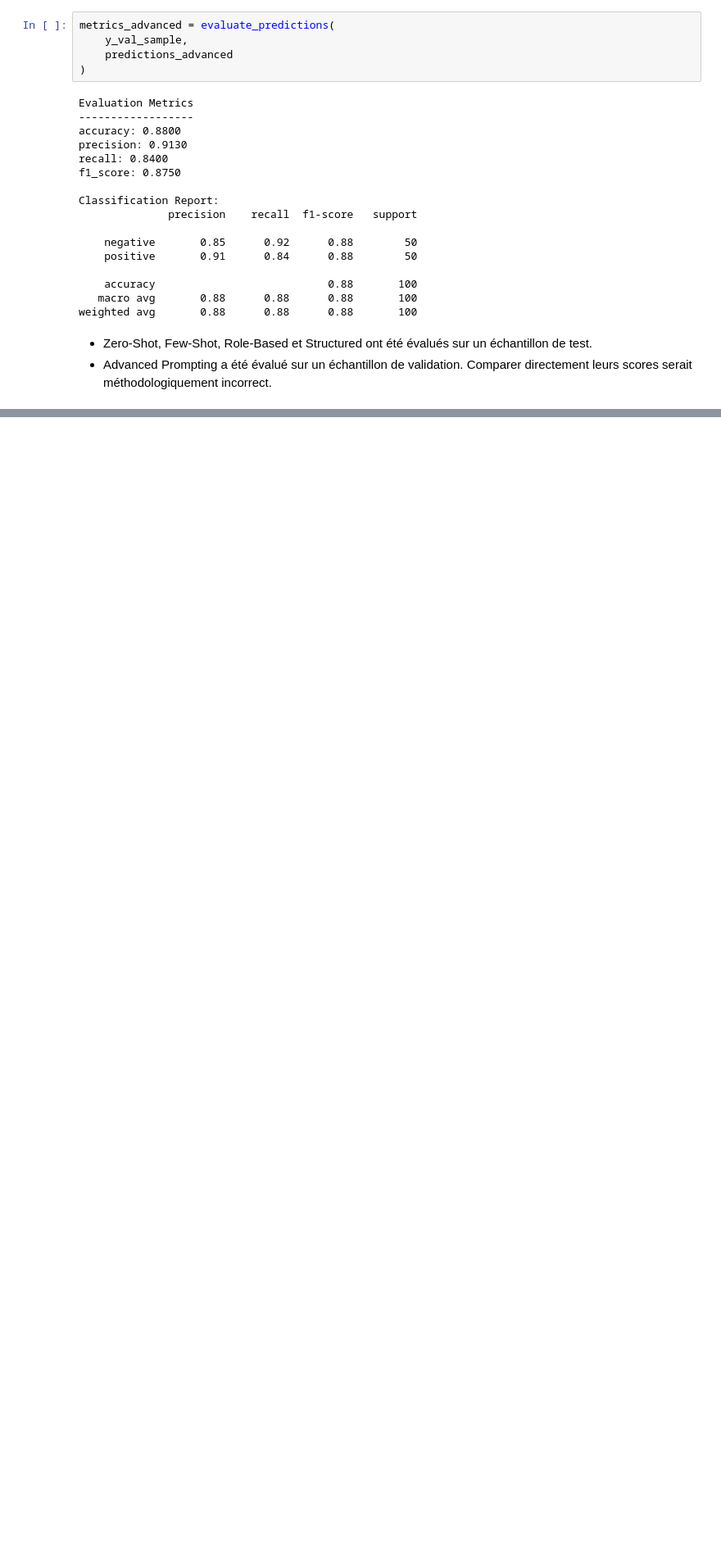
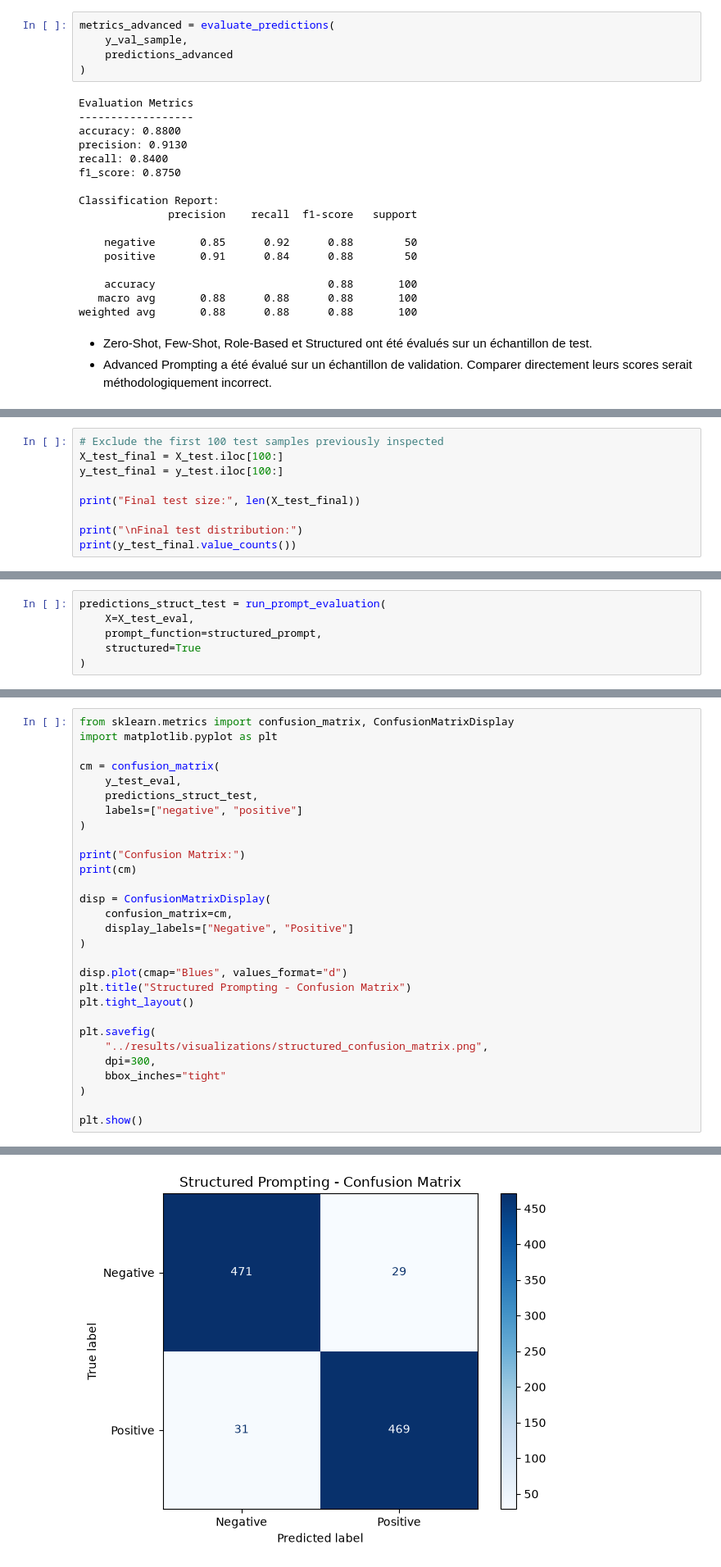
Before and after one commit to BabacarFaye3203/imdb-sentiment-prompt-engineering, a Jupyter notebook: notebooks/01_data_exploration.ipynb, the cells around one changed output, grey strips where cells are left out. Shown at 82% size. Drawn from its saved outputs; the diff is of its cells as text; blank space fills up the shorter version.

```diff
--- a/notebooks/01_data_exploration.ipynb
+++ b/notebooks/01_data_exploration.ipynb
@@ -1125,0 +1474,9 @@ Comparer directement leurs scores serait méthodologiquement incorrect.
+# %%
+# Exclude the first 100 test samples previously inspected
+X_test_final = X_test.iloc[100:]
+y_test_final = y_test.iloc[100:]
+
+print("Final test size:", len(X_test_final))
+
+print("\nFinal test distribution:")
+print(y_test_final.value_counts())
@@ -1125,0 +1518,6 @@ Comparer directement leurs scores serait méthodologiquement incorrect.
+# %%
+predictions_struct_test = run_prompt_evaluation(
+    X=X_test_eval,
+    prompt_function=structured_prompt,
+    structured=True
+)
@@ -1125,0 +1576,30 @@ Comparer directement leurs scores serait méthodologiquement incorrect.
+# %%
+from sklearn.metrics import confusion_matrix, ConfusionMatrixDisplay
+import matplotlib.pyplot as plt
+
+cm = confusion_matrix(
+    y_test_eval,
+    predictions_struct_test,
+    labels=["negative", "positive"]
+)
+
+print("Confusion Matrix:")
+print(cm)
+
+disp = ConfusionMatrixDisplay(
+    confusion_matrix=cm,
+    display_labels=["Negative", "Positive"]
+)
+
+disp.plot(cmap="Blues", values_format="d")
+plt.title("Structured Prompting - Confusion Matrix")
+plt.tight_layout()
+
+plt.savefig(
+    "../results/visualizations/structured_confusion_matrix.png",
+    dpi=300,
+    bbox_inches="tight"
+)
+
+plt.show()
+# %% [output]
@@ -1125,0 +1609 @@ Comparer directement leurs scores serait méthodologiquement incorrect.
+[figure, added]
```
Also changed, not shown: parts of 32 cells of this notebook, 8 other files.
